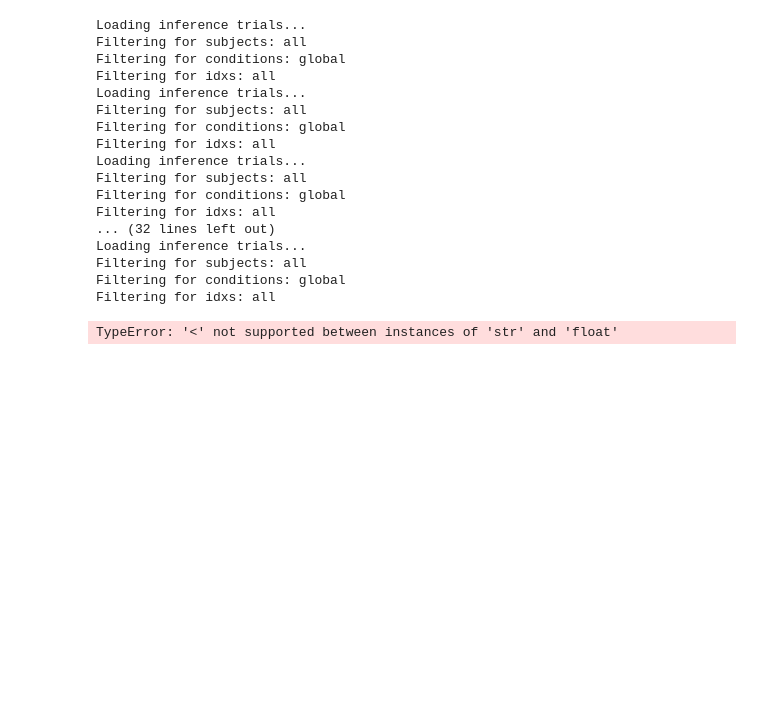
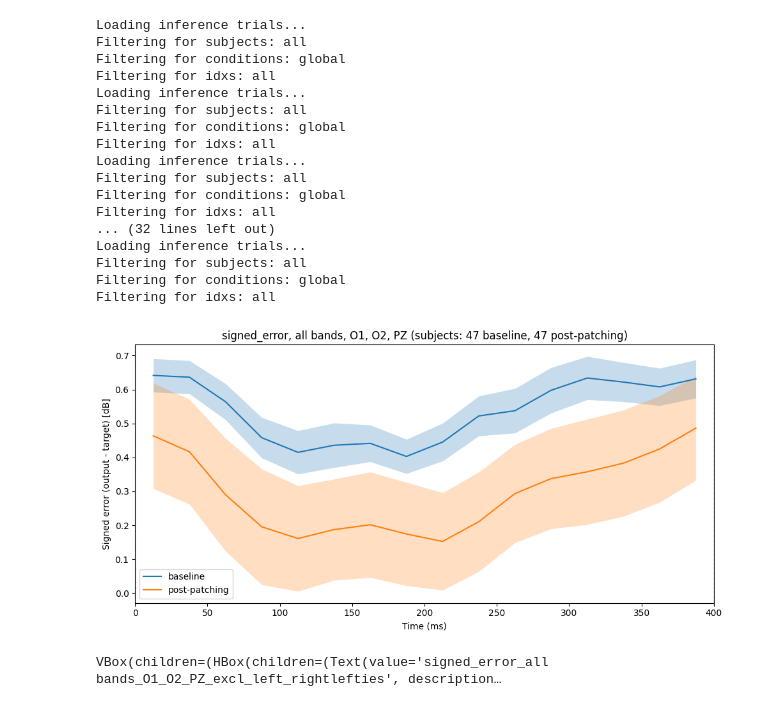
Before and after one commit to gaborab/plasticity_foundation, a Jupyter notebook: notebooks/plasticity_tensor_analysis.ipynb, the cells around one changed output. Drawn from its saved outputs; the diff is of its cells as text; code cells hidden in the pictures; blank space fills up the shorter version.

```diff
--- a/notebooks/plasticity_tensor_analysis.ipynb
+++ b/notebooks/plasticity_tensor_analysis.ipynb
@@ -140,30 +140,44 @@ Filtering for idxs: all
 # %%
 import numpy as np
 
 # time series of one metric in one band, averaged over the selected channels, baseline vs post-patching
-ts_metric = "mae"  # one of TS_METRICS: mae, error, target, recon
+ts_metric = "signed_error"  # one of TS_METRICS: mae, signed_error (output - target, > 0: output too high), target, recon
 ts_band = data_processor.ALL_BANDS  # "all bands" or a key of settings.FREQ_BANDS, e.g. "alpha (8-12Hz)"
-ts_channels = None  # short channel names, e.g. ["O1", "O2"]; None averages all channels
+ts_channels = ["O1", "O2", "PZ"]
+metric_labels = {"signed_error": "Signed error (output - target) [dB]", "mae": "MAE [dB]", "target": "Target magnitude [dB]", "recon": "Reconstructed magnitude [dB]"}
 
 # channel names -> indices into the channel dimension (CHORDER_STANDARD order)
 short_names = [name.split(' ')[-1].split('-')[0] for name in settings.CHORDER_STANDARD]
 ts_channel_idxs = [short_names.index(ch) for ch in ts_channels] if ts_channels is not None else None
 
-# the series always cover the full TIME_WINDOW; the selected time_window is marked with dashed lines
+# the series are cut to the selected time_window by bin index (float times put the bin starting at 400 ms just below 400)
 times_ms = (settings.PATCH_WINDOWS["post"][0] + np.arange(settings.SPECTRAL_TIME_BINS) / settings.TARGET_FS) * 1000  # start of every post-patch bin
 window_ms = [t * 1000 for t in settings.METRIC_WINDOWS[time_window]["post"]]
+
+window_bins = slice(*[round((t - settings.PATCH_WINDOWS["post"][0]) * settings.TARGET_FS)
+                      for t in settings.METRIC_WINDOWS[time_window]["post"]])
+
+times_ms = times_ms[window_bins]
 
 b_mean, b_sem, b_n = data_processor.get_subjectwise_time_series_mean(baseline_merged, ts_metric, ts_band, ts_channel_idxs)
 p_mean, p_sem, p_n = data_processor.get_subjectwise_time_series_mean(postpatch_merged, ts_metric, ts_band, ts_channel_idxs)
 
+b_mean, b_sem = b_mean[window_bins], b_sem[window_bins]
+p_mean, p_sem = p_mean[window_bins], p_sem[window_bins]
+
+
+times_ms += 1000 / settings.TARGET_FS / 2  # bin centres, the axis spans the whole window (xlim)
+
 channel_text = ", ".join(ts_channels) if ts_channels is not None else "all channels"
 fig, ax = plotting.plot_time_series(times_ms, {"baseline": b_mean, "post-patching": p_mean},
                                     sems={"baseline": b_sem, "post-patching": p_sem},
-                                    title=f"{ts_metric}, {ts_band}, {channel_text}", y_label=ts_metric,
-                                    vlines=sorted({0.0, *window_ms}), n_text=f"subjects: {b_n} baseline, {p_n} post-patching")
+                                    title=f"{ts_metric}, {ts_band}, {channel_text}", y_label=metric_labels[ts_metric],
+                                    vlines=sorted({0.0, *window_ms}), n_text=f"subjects: {b_n} baseline, {p_n} post-patching",
+                                    xlim=window_ms)
 plotting.save_button(fig, save_dir=plot_root / "time_series", default_name=f"{ts_metric}_{ts_band}_{'_'.join(ts_channels) if ts_channels else 'all_channels'}_{excl_suffix}")
 # %% [output]
+[figure, added]
-TypeError: '<' not supported between instances of 'str' and 'float'
+VBox(children=(HBox(children=(Text(value='signed_error_all bands_O1_O2_PZ_excl_left_rightlefties', description…
 # %%
 # every band in one figure (all bands + the bands selected above), for the error metric, the target signal and its reconstruction
 grid_metrics = [ts_metric, "target", "recon"]  # any of TS_METRICS; "target" is the signal the model reconstructs, "recon" its reconstruction
```
Also changed, not shown: parts of 4 cells of this notebook, 7 other files.
